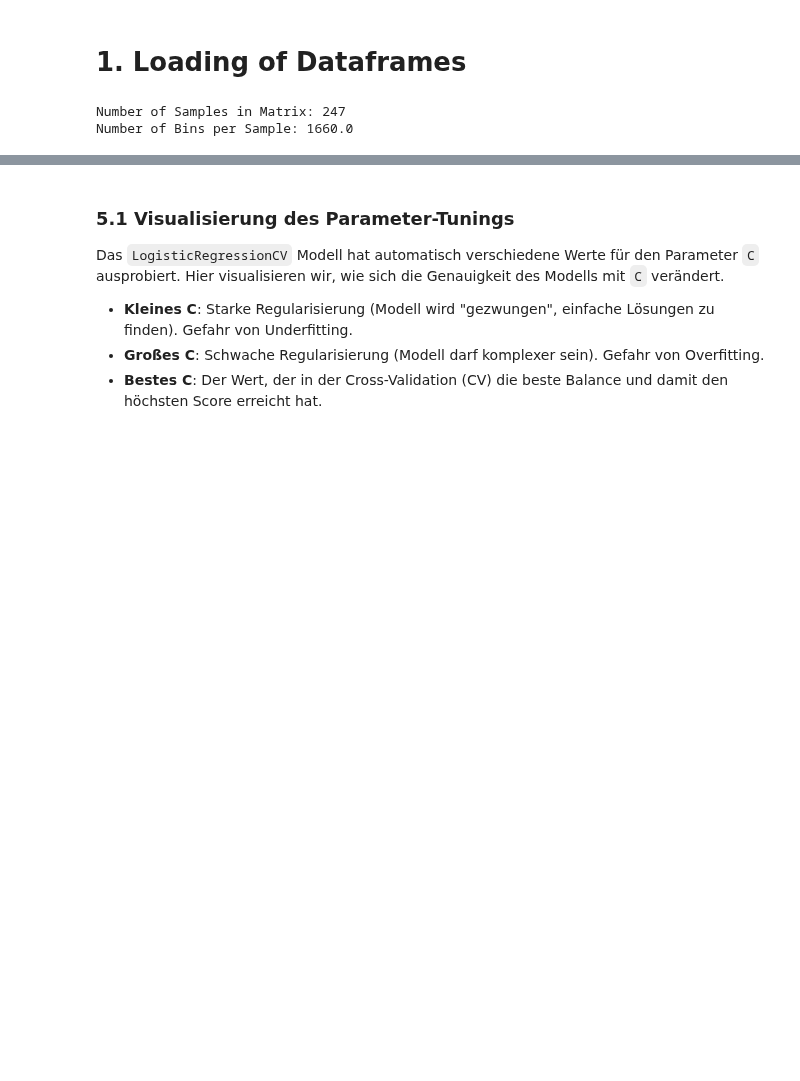
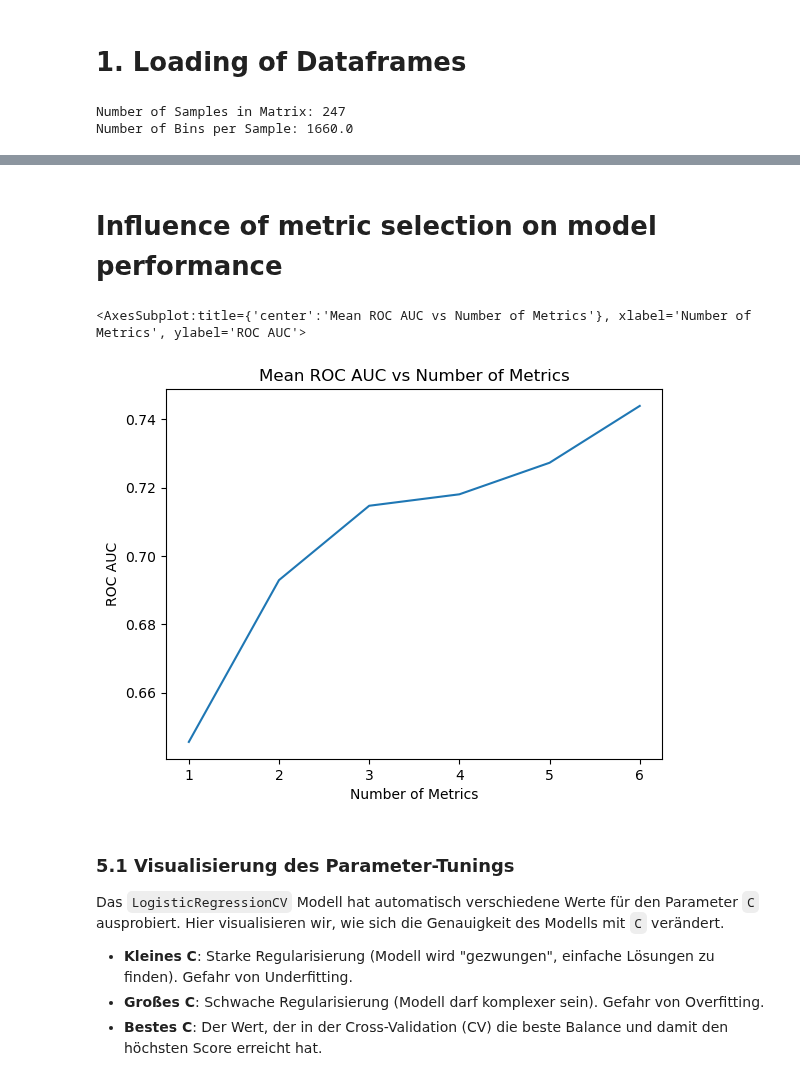
Before and after one commit to LabMedDHM/lotta_frag, a Jupyter notebook: 04_lasso_modeling.ipynb, the cells around one changed output, grey strips where cells are left out. Drawn from its saved outputs; the diff is of its cells as text; code cells hidden in the pictures; blank space fills up the shorter version.

```diff
--- a/04_lasso_modeling.ipynb
+++ b/04_lasso_modeling.ipynb
@@ -34,21 +121,26 @@ df["bin_id"] = df["chrom"] + "_" + df["start"].astype(str)
 
 metrics = [
     "mean_gc_corrected",
-   # "median_gc_corrected",
-   #"stdev_gc_corrected",
+    "median_gc_corrected",
+    "stdev_gc_corrected",
     "wps_value_gc_corrected",
-   # "min_gc_corrected",
-   # "max_gc_corrected",
+    "min_gc_corrected",
+    "max_gc_corrected",
 ]
 
-pivot_df = df.pivot(index="sample", columns="bin_id", values=metrics)
+metrics_results =[]
 
-pivot_df.columns = [f"{metric}_{bin_id}" for metric, bin_id in pivot_df.columns]
+for r in range (1, len(metrics) + 1):
+    for combination in itertools.combinations(metrics, r):
+        res = run_lasso_for_metrics(df, clinical_df, combination, pipeline)
+        metrics_results.append(res)
 
-# Fehlende Werte werden nun später in der Pipeline aufgefüllt, um Data Leakage zu vermeiden
-# pivot_df = pivot_df.fillna(pivot_df.median())
+metrics_results = pd.DataFrame(metrics_results).sort_values("roc_auc", ascending=False)
+metrics_results.to_csv("/labmed/workspace/lotta/finaletoolkit/dataframes_notebooklasso_metrics_results.csv", index=False)
 
-print(f"Shape of Feature Matrix: {pivot_df.shape} (Patienten x Features)")
-pivot_df.to_csv("/labmed/workspace/lotta/finaletoolkit/dataframes_notebook/pivot_df.csv", index=True)
-pivot_df.head()
+print("10 Best metric combinations:")
+print(metrics_results.head(10))
+
+best_metrics = metrics_results.iloc[0]['metrics']
+print("Best metrics:", best_metrics)
 # %% [output]
@@ -152,3 +164,14 @@ weighted avg       0.78      0.78      0.78        50
+# %% [markdown]
+# Influence of metric selection on model performance
+# %%
+metrics_results.groupby("n_metrics")["roc_auc"].mean().plot(
+    title="Mean ROC AUC vs Number of Metrics",
+    ylabel="ROC AUC",
+    xlabel="Number of Metrics"
+)
+# %% [output]
+<AxesSubplot:title={'center':'Mean ROC AUC vs Number of Metrics'}, xlabel='Number of Metrics', ylabel='ROC AUC'>
+[figure, added]
 # %% [markdown]
 ### 5.1 Visualisierung des Parameter-Tunings
 
```
Also changed, not shown: parts of 16 cells of this notebook, 1 other file.
